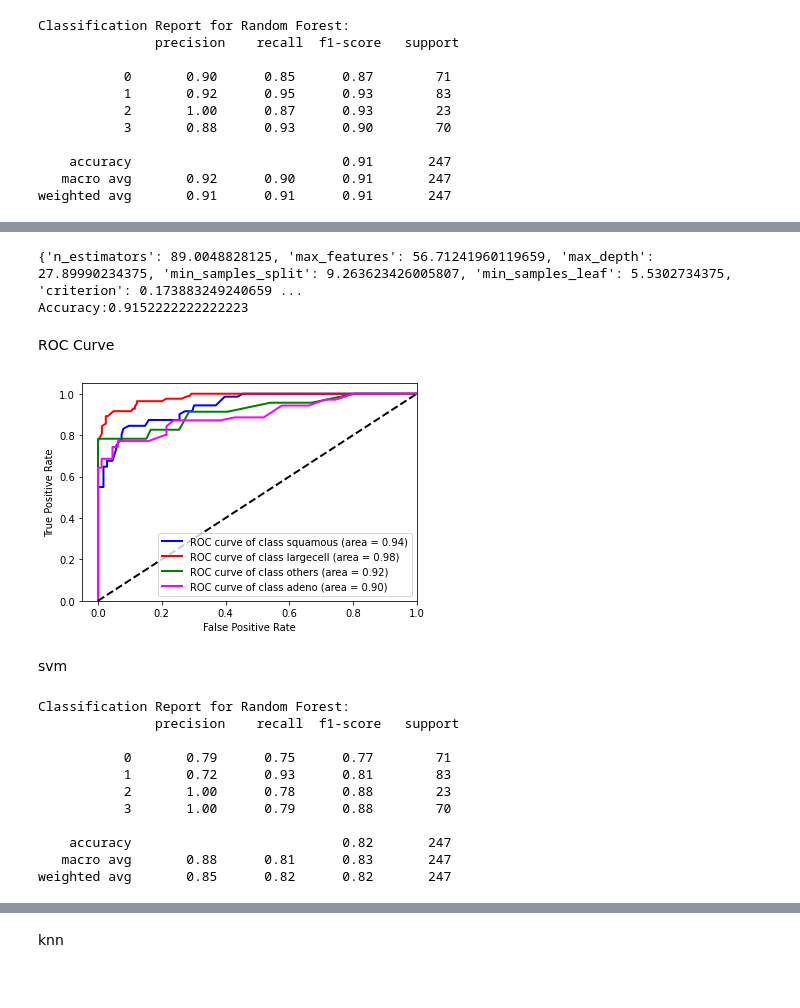
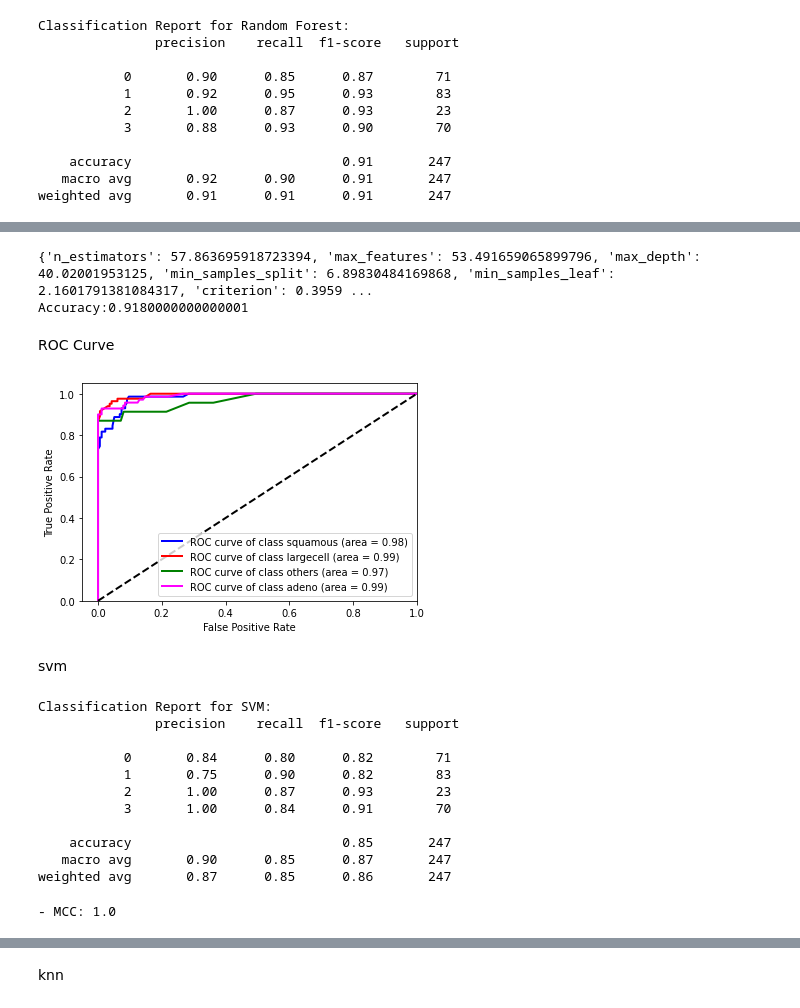
Before and after one commit to FathimaNazarudeen/lung-cancer, a Jupyter notebook: Copy_of_radiomicsdatset3forpaper.ipynb, the cells around one changed output, grey strips where cells are left out. Drawn from its saved outputs; the diff is of its cells as text; code cells hidden in the pictures.

```diff
--- a/Copy_of_radiomicsdatset3forpaper.ipynb
+++ b/Copy_of_radiomicsdatset3forpaper.ipynb
@@ -287,0 +286,4 @@ PSO
+# %%
+rf.fit(data_new_20features_X, data_y_trans)
+y_train_pred = rf.predict(data_new_20features_X)
+rf_train_mcc = matthews_corrcoef(data_y_trans, y_train_pred)
@@ -304,4 +314,6 @@ data_new_20features_Xt = ss_20.fit_transform(data_new_20features_X)
 # %%
+import optunity
+import optunity.metrics
 data=data_new_20features_Xt
 labels= data_y_trans.tolist()
 # Define the hyperparameter configuration space
@@ -338,8 +350,8 @@ optimal_configuration, info, _ = optunity.maximize(performance,
 print(optimal_configuration)
 print("Accuracy:"+ str(info.optimum))
 # %% [output]
-{'n_estimators': 89.0048828125, 'max_features': 56.71241960119659, 'max_depth': 27.89990234375, 'min_samples_split': 9.263623426005807, 'min_samples_leaf': 5.5302734375, 'criterion': 0.173883249240659 ...
-Accuracy:0.9152222222222223
+{'n_estimators': 57.863695918723394, 'max_features': 53.491659065899796, 'max_depth': 40.02001953125, 'min_samples_split': 6.89830484169868, 'min_samples_leaf': 2.1601791381084317, 'criterion': 0.3959 ...
+Accuracy:0.9180000000000001
 # %% [markdown]
 ROC Curve
 # %%
@@ -353,30 +365,30 @@ lw=2
 # %%
 import matplotlib.pyplot as plt
 # %%
-y_score = cross_val_predict(rf, data_new_20features_X, data_y_trans, cv=2 ,method='predict_proba')
+y_score = cross_val_predict(rf, data_new_20features_X, data_y_trans, cv=10 ,method='predict_proba')
 
 fpr = dict()
 tpr = dict()
 roc_auc = dict()
 for i in range(4):
     fpr[i], tpr[i], _ = roc_curve(y_bin[:, i], y_score[:, i])
     roc_auc[i] = auc(fpr[i], tpr[i])
 colors = cycle(['blue', 'red', 'green','magenta'])
 list_class = ['squamous','largecell','others','adeno']
 for i, color in zip(range(4), colors):
     plt.plot(fpr[i], tpr[i], color=color, lw=lw,
              label='ROC curve of class {0} (area = {1:0.2f})'
              ''.format(list_class[i], roc_auc[i]))
 plt.plot([0, 1], [0, 1], 'k--', lw=lw)
 plt.xlim([-0.05, 1.0])
 plt.ylim([0.0, 1.05])
 plt.xlabel('False Positive Rate')
 plt.ylabel('True Positive Rate')
 # plt.title('Receiver operating characteristic for multi-class data')
 plt.legend(loc="lower right")
 plt.show()
 # %% [output]
-[figure, old version]
+[figure, new version]
 # %% [markdown]
 svm
 # %%
@@ -390,18 +402,25 @@ y_pred = cross_val_predict(svm_rbf, data_new_20features_X, data_y_trans, cv=4)
 conf_mat = confusion_matrix(data_y_trans, y_pred)
 # %%
-print("Classification Report for Random Forest: \n", classification_report(data_y_trans,y_pred))
+print("Classification Report for SVM: \n", classification_report(data_y_trans,y_pred))
 # %% [output]
-Classification Report for Random Forest:
+Classification Report for SVM:
                precision    recall  f1-score   support
 
-           0       0.79      0.75      0.77        71
-           1       0.72      0.93      0.81        83
-           2       1.00      0.78      0.88        23
-           3       1.00      0.79      0.88        70
+           0       0.84      0.80      0.82        71
+           1       0.75      0.90      0.82        83
+           2       1.00      0.87      0.93        23
+           3       1.00      0.84      0.91        70
 
-    accuracy                           0.82       247
-   macro avg       0.88      0.81      0.83       247
-weighted avg       0.85      0.82      0.82       247
+    accuracy                           0.85       247
+   macro avg       0.90      0.85      0.87       247
+weighted avg       0.87      0.85      0.86       247
+# %%
+svm_rbf.fit(data_new_20features_X, data_y_trans)
+y_train_pred1 = svm_rbf.predict(data_new_20features_X)
+svm_train_mcc = matthews_corrcoef(data_y_trans, y_train_pred1)
+print('- MCC: %s' % svm_train_mcc)
+# %% [output]
+- MCC: 1.0
 # %%
 data=data_new_20features_Xt
 labels=data_y_trans.tolist()
```
Also changed, not shown: parts of 23 cells of this notebook.
